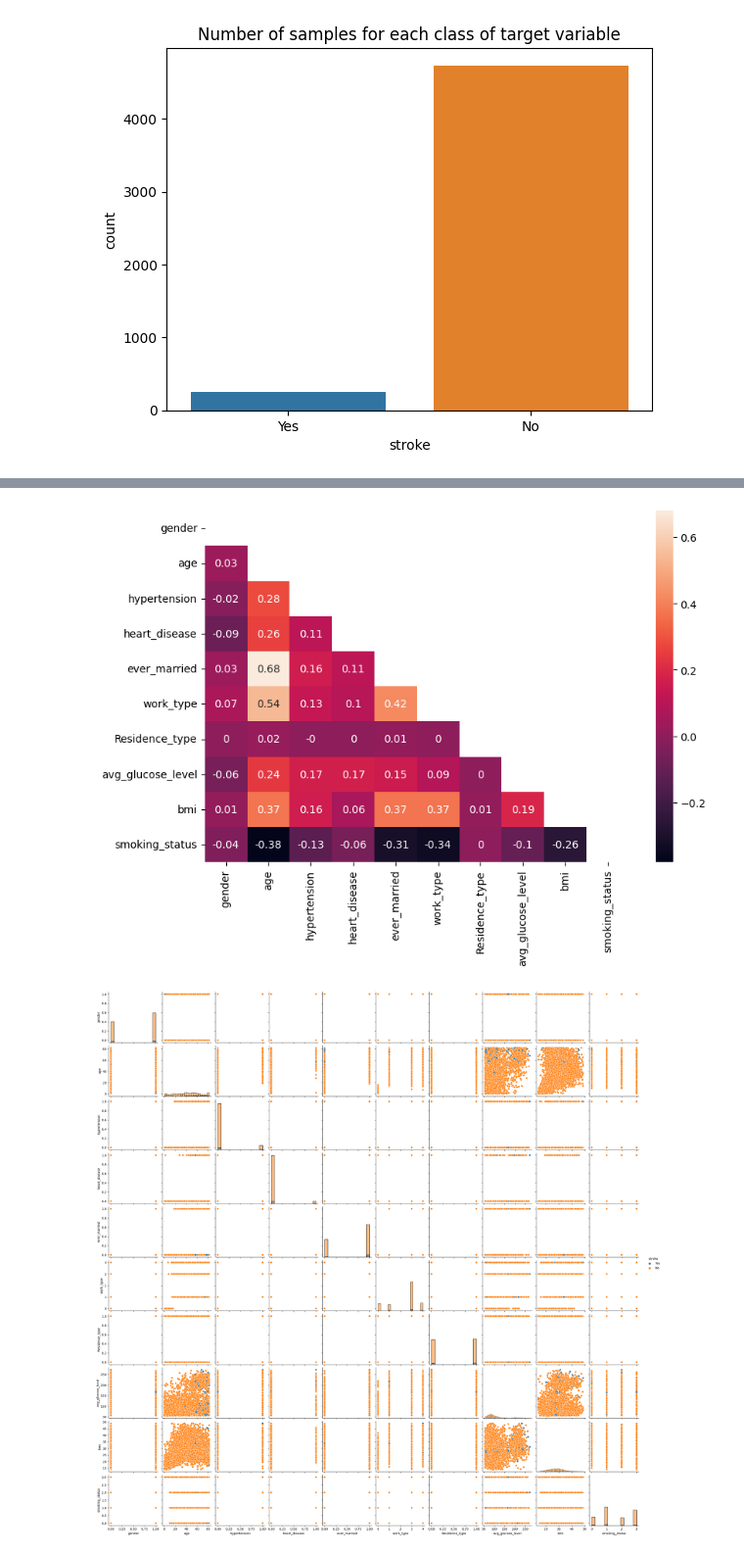
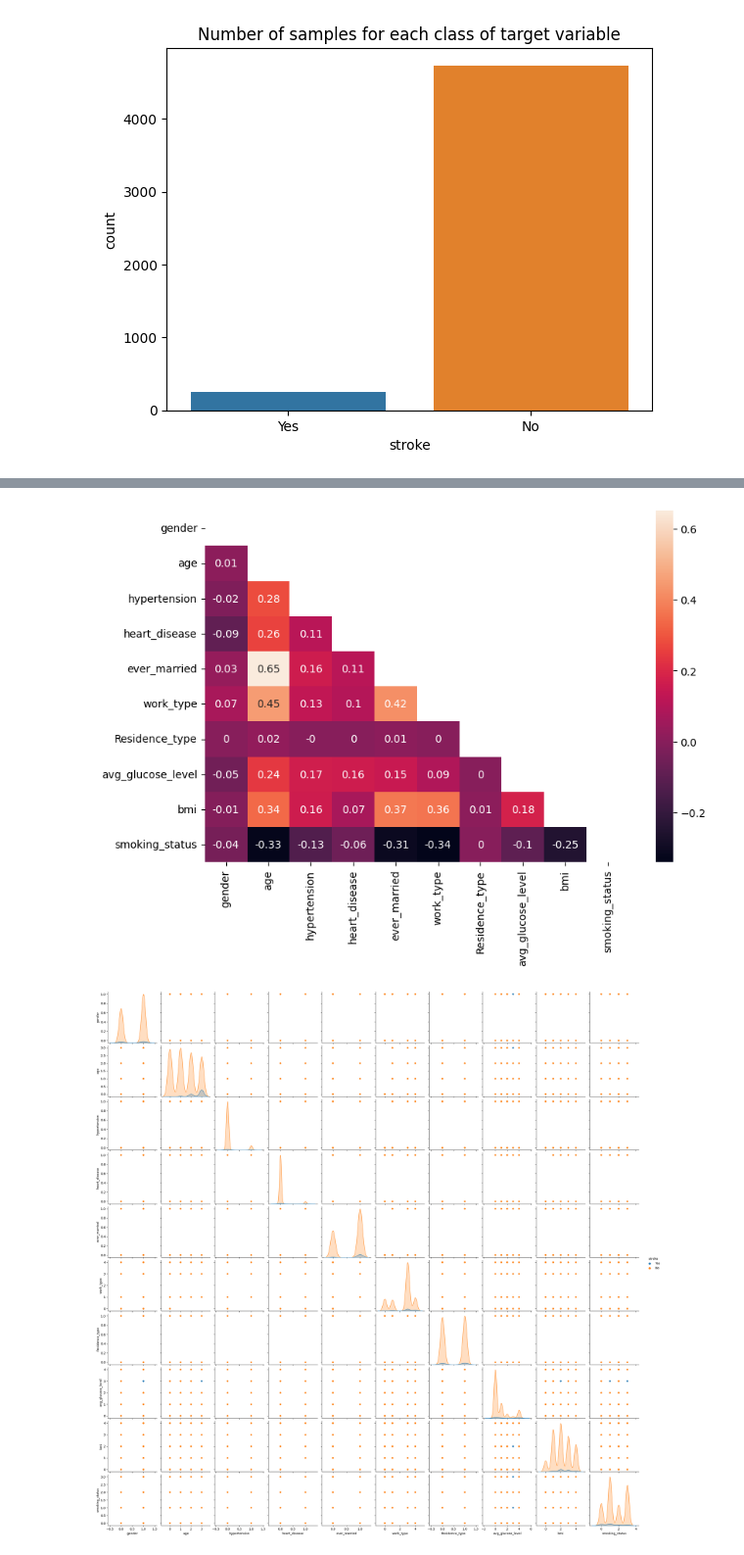
Before and after one commit to Mahdi-Abdullah/Brain-Stroke-Prediction-Using-Machine-Learning, a Jupyter notebook: Brain_Stroke _Prediction_Classification.ipynb, the cells around one changed output, grey strips where cells are left out. Shown at 98% size. Saved outputs shown, nothing was run; the diff lists cells and outputs as text; code cells hidden in the pictures.

```diff
--- a/Brain_Stroke _Prediction_Classification.ipynb
+++ b/Brain_Stroke _Prediction_Classification.ipynb
@@ -80,6 +80,34 @@ for row in dataset.index:
         dataset.loc[row, 'age'] = 2
     elif dataset.loc[row, 'age'] < 83:
         dataset.loc[row, 'age'] = 3
+    else:
+        dataset.loc[row, 'age'] = 4
+
+# replace the avg_glucose_level values with 0/1/2/3
+for row in dataset.index:
+    if dataset.loc[row, 'avg_glucose_level'] < 100:
+        dataset.loc[row, 'avg_glucose_level'] = 0
+    elif dataset.loc[row, 'avg_glucose_level'] < 125:
+        dataset.loc[row, 'avg_glucose_level'] = 1
+    elif dataset.loc[row, 'avg_glucose_level'] < 150:
+        dataset.loc[row, 'avg_glucose_level'] = 2
+    elif dataset.loc[row, 'avg_glucose_level'] < 175:
+        dataset.loc[row, 'avg_glucose_level'] = 3
+    else:
+        dataset.loc[row, 'avg_glucose_level'] = 4
+
+# replace the bmi values with 0/1/2/3
+for row in dataset.index:
+    if dataset.loc[row, 'bmi'] < 18.5:
+        dataset.loc[row, 'bmi'] = 0
+    elif dataset.loc[row, 'bmi'] < 25:
+        dataset.loc[row, 'bmi'] = 1
+    elif dataset.loc[row, 'bmi'] < 30:
+        dataset.loc[row, 'bmi'] = 2
+    elif dataset.loc[row, 'bmi'] < 35:
+        dataset.loc[row, 'bmi'] = 3
+    else:
+        dataset.loc[row, 'bmi'] = 4
 
 dataset
 # %% [output]
@@ -164,9 +192,9 @@ plt.figure(figsize=(9,6))
 # "annot = True" to print the values inside the square
 sns.heatmap(data=correlation_matrix, annot=True, mask=mask);
 # %% [output]
-[figure, old version]
+[figure, new version]
 # %%
 # let's create pairplot to visualise the data for each pair of attributes
-sns.pairplot(dataset, hue='stroke', diag_kind='hist');
+sns.pairplot(dataset, hue='stroke');
 # %% [output]
-[figure, old version]
+[figure, new version]
```
Also changed, not shown: parts of 14 cells of this notebook.
